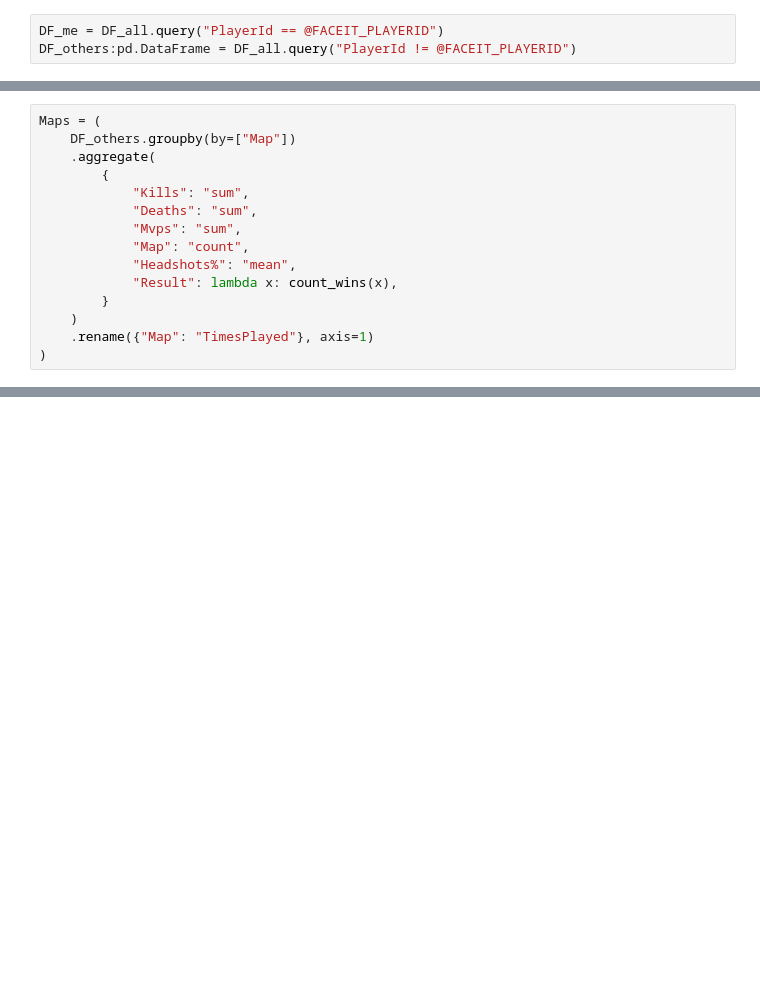
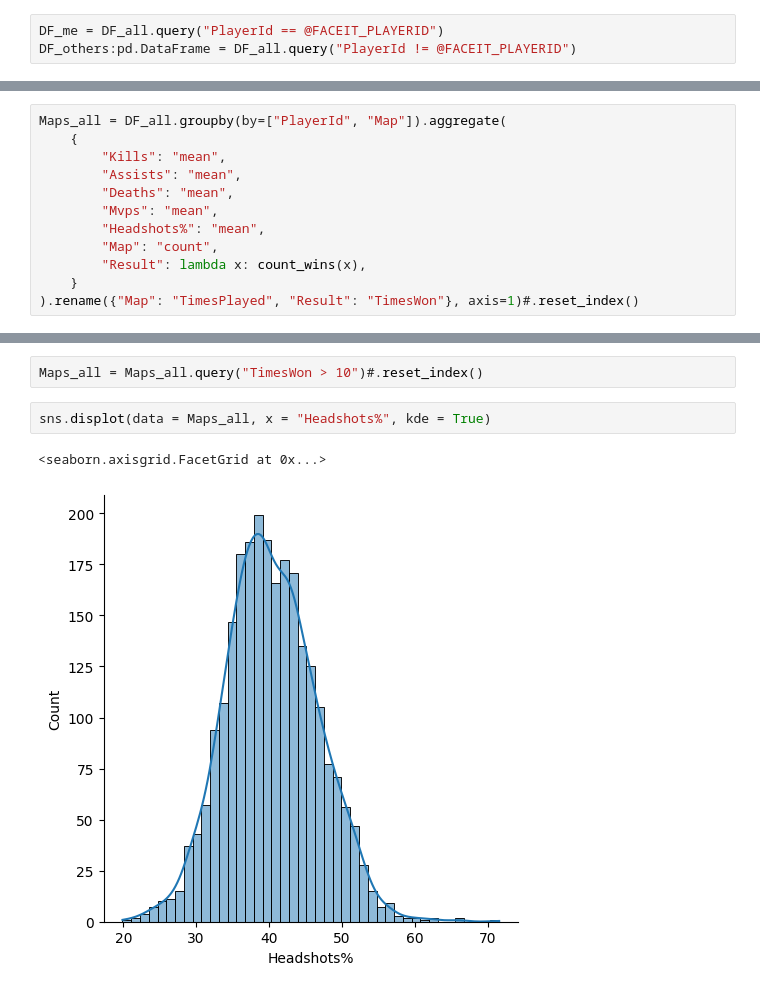
Before and after one commit to Mamin-gamer/Data-collection, a Jupyter notebook: notebooks/MeVsAll.ipynb, the cells around one changed output, grey strips where cells are left out. Cells and saved outputs as stored; diff of their text form; blank space fills up the shorter version.

```diff
--- a/notebooks/MeVsAll.ipynb
+++ b/notebooks/MeVsAll.ipynb
@@ -42,15 +172,12 @@ DF_others:pd.DataFrame = DF_all.query("PlayerId != @FACEIT_PLAYERID")
 # %%
-Maps = (
-    DF_others.groupby(by=["Map"])
-    .aggregate(
-        {
-            "Kills": "sum",
-            "Deaths": "sum",
-            "Mvps": "sum",
-            "Map": "count",
-            "Headshots%": "mean",
-            "Result": lambda x: count_wins(x),
-        }
-    )
-    .rename({"Map": "TimesPlayed"}, axis=1)
-)
+Maps_all = DF_all.groupby(by=["PlayerId", "Map"]).aggregate(
+    {
+        "Kills": "mean",
+        "Assists": "mean",
+        "Deaths": "mean",
+        "Mvps": "mean",
+        "Headshots%": "mean",
+        "Map": "count",
+        "Result": lambda x: count_wins(x),
+    }
+).rename({"Map": "TimesPlayed", "Result": "TimesWon"}, axis=1)#.reset_index()
@@ -66,0 +194,7 @@ fig.show()
+# %%
+Maps_all = Maps_all.query("TimesWon > 10")#.reset_index()
+# %%
+sns.displot(data = Maps_all, x = "Headshots%", kde = True)
+# %% [output]
+<seaborn.axisgrid.FacetGrid at 0x...>
+[figure, added]
```
Also changed, not shown: parts of 35 cells of this notebook, 1 other file.
